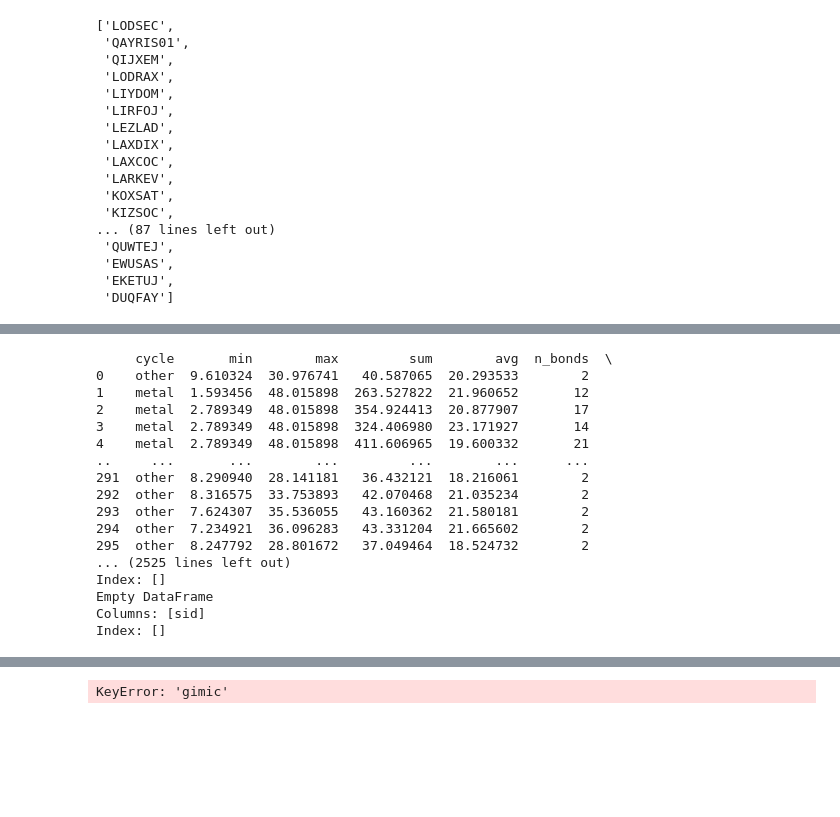
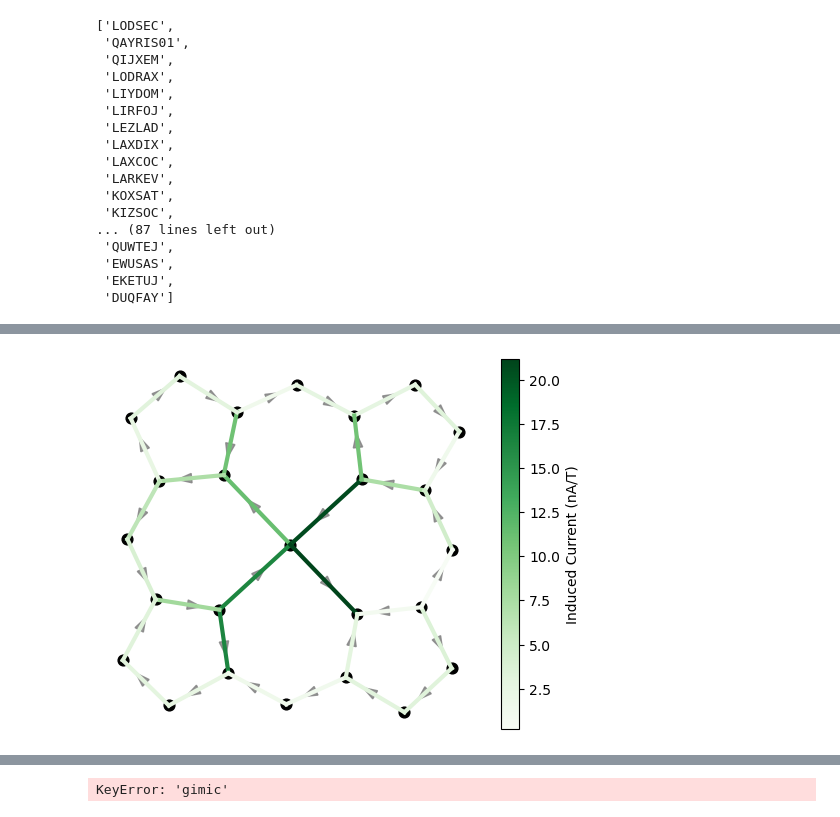
Before and after one commit to ajr15/PorCrystalStructures, a Jupyter notebook: notebooks/gimic.ipynb, the cells around one changed output, grey strips where cells are left out. Cells and saved outputs as stored; diff of their text form; code cells hidden in the pictures; blank space fills up the shorter version.

```diff
--- a/notebooks/gimic.ipynb
+++ b/notebooks/gimic.ipynb
@@ -157,7 +170,7 @@ def get_acid_values(sid: str, session: Session, radius: float=None):
     return df[["begin", "end", "value", "radius"]]
 
 
-def plot_currents(ax, points, currents):
+def plot_currents(ax, points, currents, add_atom_labels=False):
     # Normalize bond integral values for coloring
     integral_values = np.abs(np.array([d["value"] for d in currents]))
     vmin, vmax = integral_values.min(), integral_values.max()
@@ -179,8 +192,10 @@ def plot_currents(ax, points, currents):
             ax.arrow(xm, ym, -dx, -dy, color="gray", width=0.05, length_includes_head=False, head_width=0.2, head_length=0.3, alpha=0.8)
 
     # Draw atoms
-    for x, y in points:
+    for idx, (x, y) in enumerate(points):
         ax.scatter(x, y, color='black', s=60)
+        if add_atom_labels:
+            ax.text(x + 0.1, y + 0.1, str(idx), fontsize=8, color="black", ha="left", va="bottom")
 
     ax.set_aspect('equal')
     ax.axis('off')
@@ -223,7 +238,7 @@ def analyze_cycles(df: pd.DataFrame):
     cycles = list(nx.simple_cycles(G))
     cycle_labels = []
     for cyc in cycles:
-        cyc_set = set(cyc)
+        cyc_set = set([max(x - 1, -1) for x in cyc])
         if -1 in cyc_set:
             label = "metal"
         else:
@@ -256,6 +271,7 @@ def analyze_cycles(df: pd.DataFrame):
                         pyrrole_indices.add(pyrrole_name)
             cycle_stats.append({
                 "cycle": label,
+                "idxs": [max(x - 1, -1) for x in cyc],
                 "min": np.min(edge_vals),
                 "max": np.max(edge_vals),
                 "sum": np.sum(edge_vals),
@@ -451,8 +342,19 @@ for sid in sids:
+# %%
+sid = "ISAZEJ"
+# fig, axs = plt.subplots(ncols=2, figsize=(10, 5))
+df = get_currents(sid, session, height=1.5, width=1.5, total=True)
+# df = currents[(currents["height"] == 2) & (currents["width"] == 3)]
+plot_currents(plt.gca(), MACROCYCLE_POINTS, df[["begin", "end", "value"]].to_dict(orient='records'), add_atom_labels=False)
+# df = get_acid_values(sid, session, radius=4)
+# df = df[(df["begin"] != -1) & (df["end"] != -1)]
+# plot_acid(axs[1], MACROCYCLE_POINTS, df.to_dict(orient="records"))
+# plt.tight_layout()
+# %% [output]
+[figure, new version]
 # %%
 data = []
 idx = []
 for c in cycles:
-    print(c)
     if len(c) == 0:
         continue
     pyrrole_current = 0
@@ -494,21 +396,3 @@ for c in cycles:
         "outer_circuit_coverage": outer_circuit_coverage,
     })
 current_summary = pd.DataFrame(data)
-# %% [output]
-     cycle       min        max         sum        avg  n_bonds  \
-0    other  9.610324  30.976741   40.587065  20.293533        2
-1    metal  1.593456  48.015898  263.527822  21.960652       12
-2    metal  2.789349  48.015898  354.924413  20.877907       17
-3    metal  2.789349  48.015898  324.406980  23.171927       14
-4    metal  2.789349  48.015898  411.606965  19.600332       21
-..     ...       ...        ...         ...        ...      ...
-291  other  8.290940  28.141181   36.432121  18.216061        2
-292  other  8.316575  33.753893   42.070468  21.035234        2
-293  other  7.624307  35.536055   43.160362  21.580181        2
-294  other  7.234921  36.096283   43.331204  21.665602        2
-295  other  8.247792  28.801672   37.049464  18.524732        2
-... (2525 lines left out)
-Index: []
-Empty DataFrame
-Columns: [sid]
-Index: []
```
Also changed, not shown: parts of 12 cells of this notebook, 11 other files.
